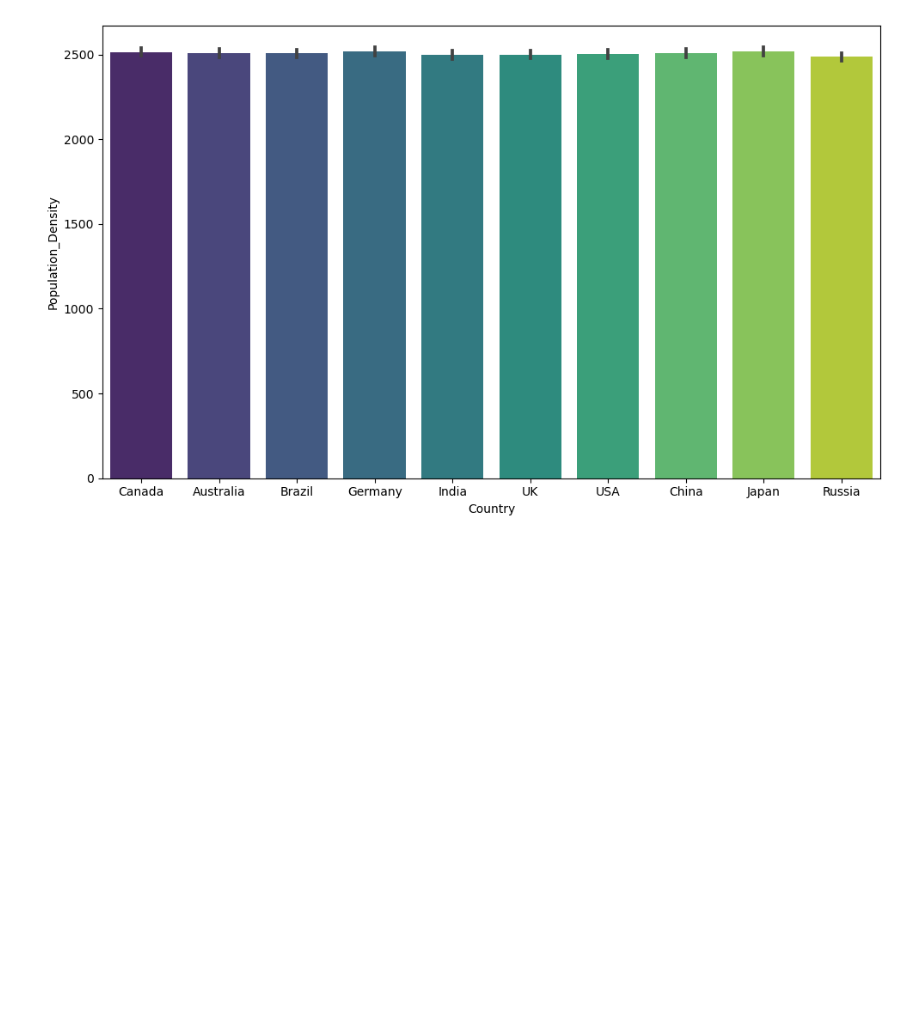
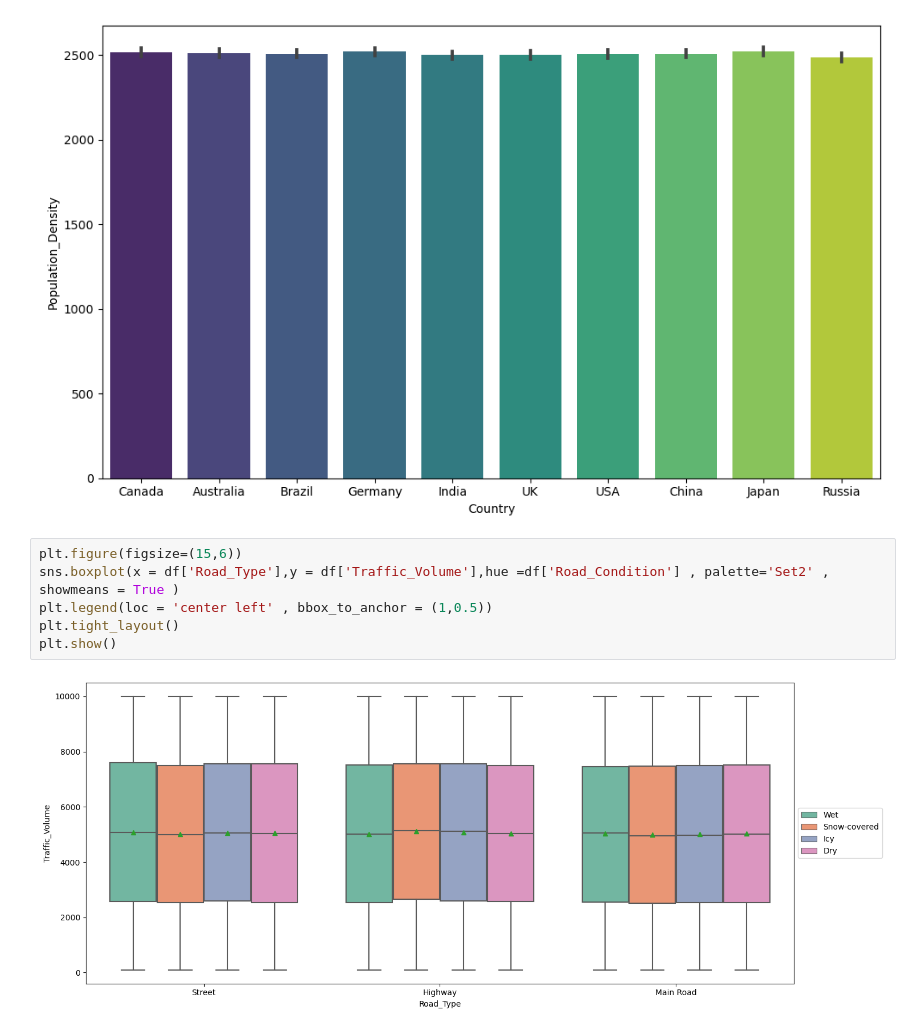
Before and after one commit to Aman-Baruwal/Road-Accident-Analysis, a Jupyter notebook: road_analysis.ipynb, the cells around one changed output. Saved outputs shown, nothing was run; the diff lists cells and outputs as text; blank space fills up the shorter version.

```diff
--- a/road_analysis.ipynb
+++ b/road_analysis.ipynb
@@ -215,4 +213,12 @@ plt.tight_layout()
 plt.show()
 # %% [output]
 [figure]
+# %%
+plt.figure(figsize=(15,6))
+sns.boxplot(x = df['Road_Type'],y = df['Traffic_Volume'],hue =df['Road_Condition'] , palette='Set2' , showmeans = True )
+plt.legend(loc = 'center left' , bbox_to_anchor = (1,0.5))
+plt.tight_layout()
+plt.show()
+# %% [output]
+[figure, added]
 # %%
```
Also changed, not shown: parts of 5 cells of this notebook.
